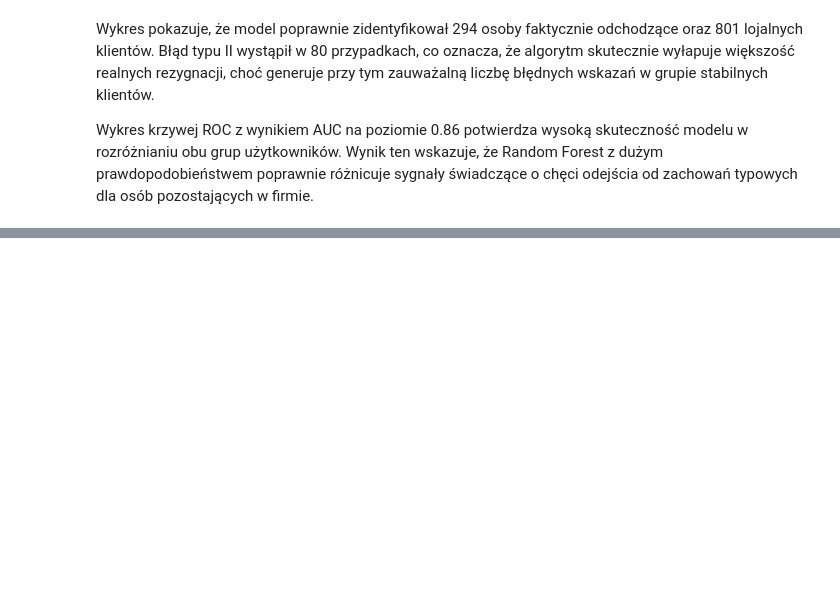
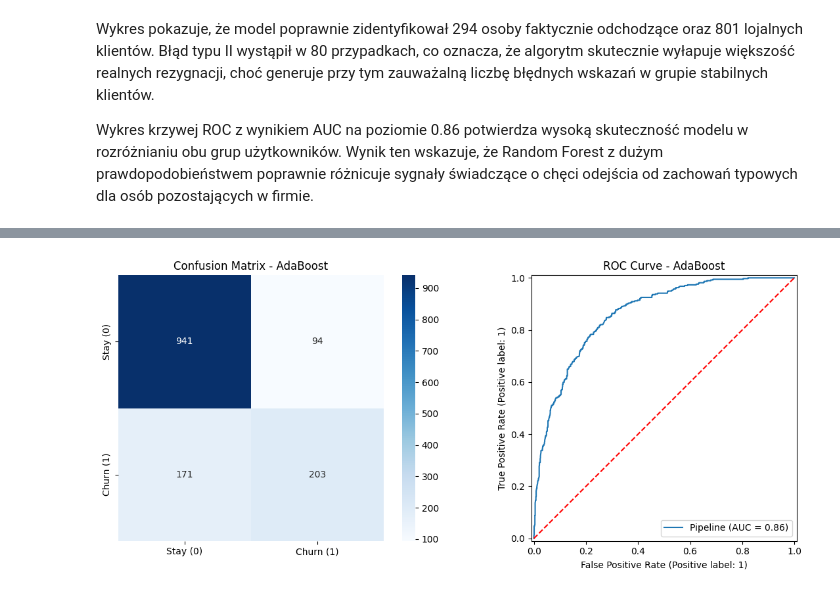
Before and after one commit to kacper-holowaty/customer-churn-prediction, a Jupyter notebook: churn_prediction_model_comparison.ipynb, the cells around one changed output, grey strips where cells are left out. Cells and saved outputs as stored; diff of their text form; code cells hidden in the pictures; blank space fills up the shorter version.

```diff
--- a/main.ipynb
+++ b/churn_prediction_model_comparison.ipynb
@@ -361,0 +689,16 @@ Wykres krzywej ROC z wynikiem AUC na poziomie 0.86 potwierdza wysoką skuteczno
+# %%
+fig, (ax1, ax2) = plt.subplots(1, 2, figsize=(12, 5))
+
+cm = confusion_matrix(y_test, y_pred_ada)
+sns.heatmap(cm, annot=True, fmt='d', cmap='Blues', square=True, ax=ax1,
+            xticklabels=['Stay (0)', 'Churn (1)'], yticklabels=['Stay (0)', 'Churn (1)'])
+ax1.set_title('Confusion Matrix - AdaBoost')
+
+RocCurveDisplay.from_estimator(best_ada, X_test, y_test, ax=ax2)
+ax2.plot([0, 1], [0, 1], color='red', linestyle='--')
+ax2.set_title('ROC Curve - AdaBoost')
+
+plt.tight_layout()
+plt.show()
+# %% [output]
+[figure, added]
```
Also changed, not shown: parts of 26 cells of this notebook.
